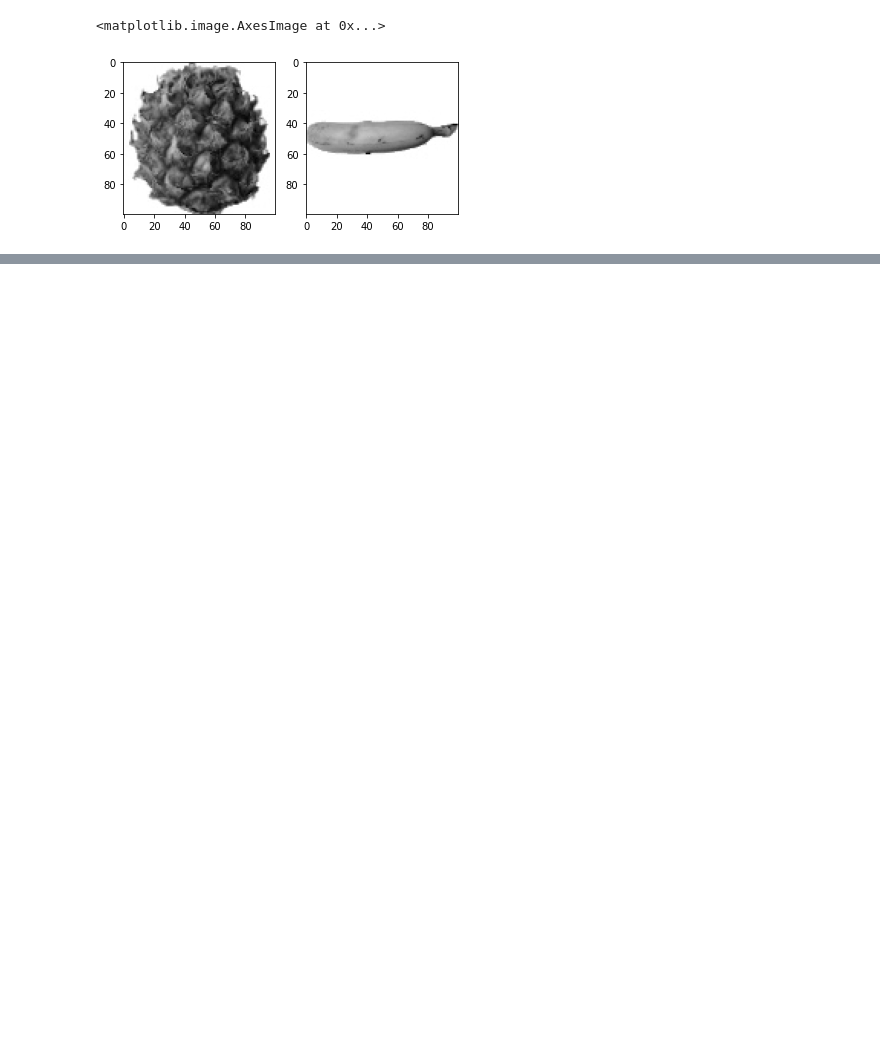
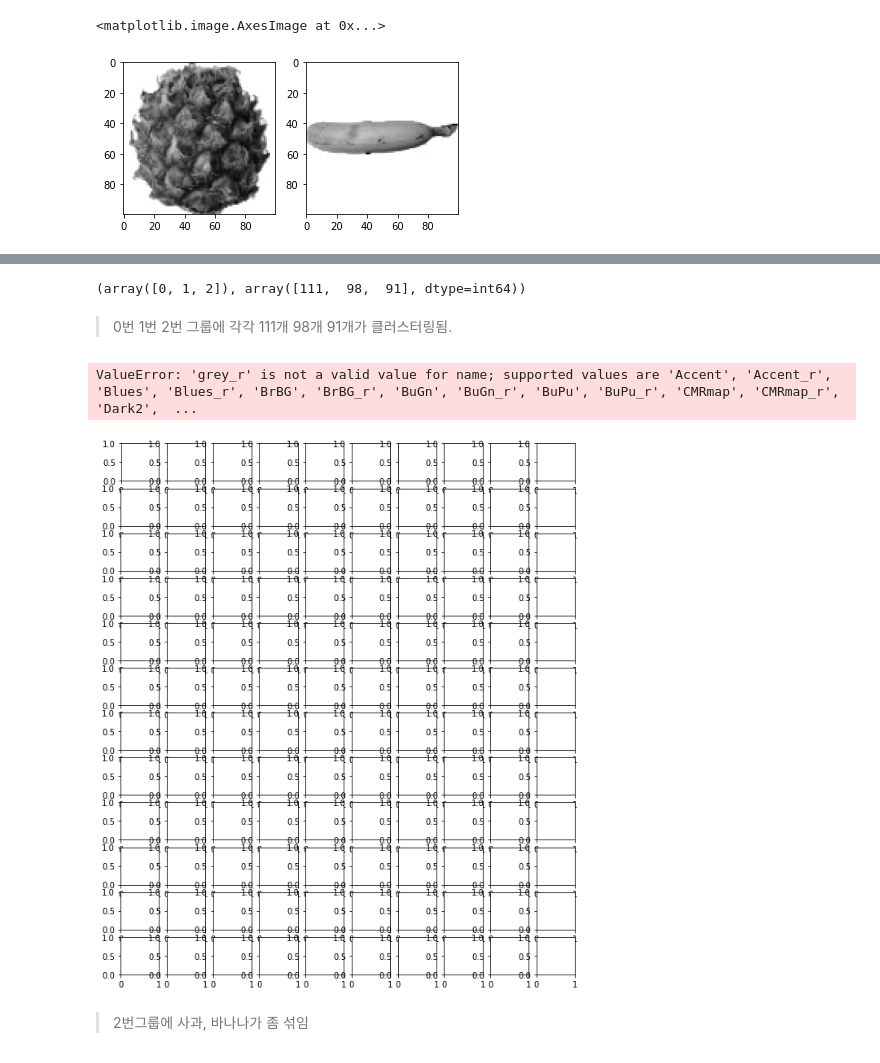
Before and after one commit to githeral/cnu_artificial_intelligence, a Jupyter notebook: 4. 클러스터링 모델.ipynb, the cells around one changed output, grey strips where cells are left out. Saved outputs shown, nothing was run; the diff lists cells and outputs as text; code cells hidden in the pictures; blank space fills up the shorter version.

```diff
--- a/4. 클러스터링 모델.ipynb
+++ b/4. 클러스터링 모델.ipynb
@@ -42,0 +126,8 @@ axs[1].imshow(fruits[200], cmap='gray_r')
+# %%
+fruits = np.load('./dataset/fruits_300.npy') # (300,100,100)
+fruits_2d = fruits.reshape(-1, 10000)        # (300,100000)
+# %%
+from sklearn.cluster import KMeans
+
+km=KMeans(n_clusters=3, random_state = 42)
+km.fit(fruits_2d)
@@ -42,0 +148,27 @@ axs[1].imshow(fruits[200], cmap='gray_r')
+# %%
+print(np.unique(km.labels_,return_counts=True))
+# %% [output]
+(array([0, 1, 2]), array([111,  98,  91], dtype=int64))
+# %% [markdown]
+> 0번 1번 2번 그룹에 각각 111개 98개 91개가 클러스터링됨.
+# %%
+import matplotlib.pyplot as plt
+
+def draw_fruits(arr,ratio=1):
+    n = len(arr)
+    rows = int(np.ceil(n/10))
+    cols = n if rows < 2 else 10
+    fig, axs = plt.subplots(rows, cols,
+                           figsize = (cols*ratio, rows*ratio),
+                           squeeze = False)
+    for i in range(rows):
+        for j in range(cols):
+            if i*10+j < n:
+                axs[i,j].imshow(arr[i*10+j],cmap='grey_r')
+            axs[i,j].axis('off')
+    plt.show()
+# %%
+draw_fruits(fruits[km.labels_==0])
+# %% [output]
+ValueError: 'grey_r' is not a valid value for name; supported values are 'Accent', 'Accent_r', 'Blues', 'Blues_r', 'BrBG', 'BrBG_r', 'BuGn', 'BuGn_r', 'BuPu', 'BuPu_r', 'CMRmap', 'CMRmap_r', 'Dark2',  ...
+[figure, added]
@@ -42,0 +179,2 @@ axs[1].imshow(fruits[200], cmap='gray_r')
+# %% [markdown]
+> 2번그룹에 사과, 바나나가 좀 섞임
```
Also changed, not shown: parts of 20 cells of this notebook, 1 other file.
